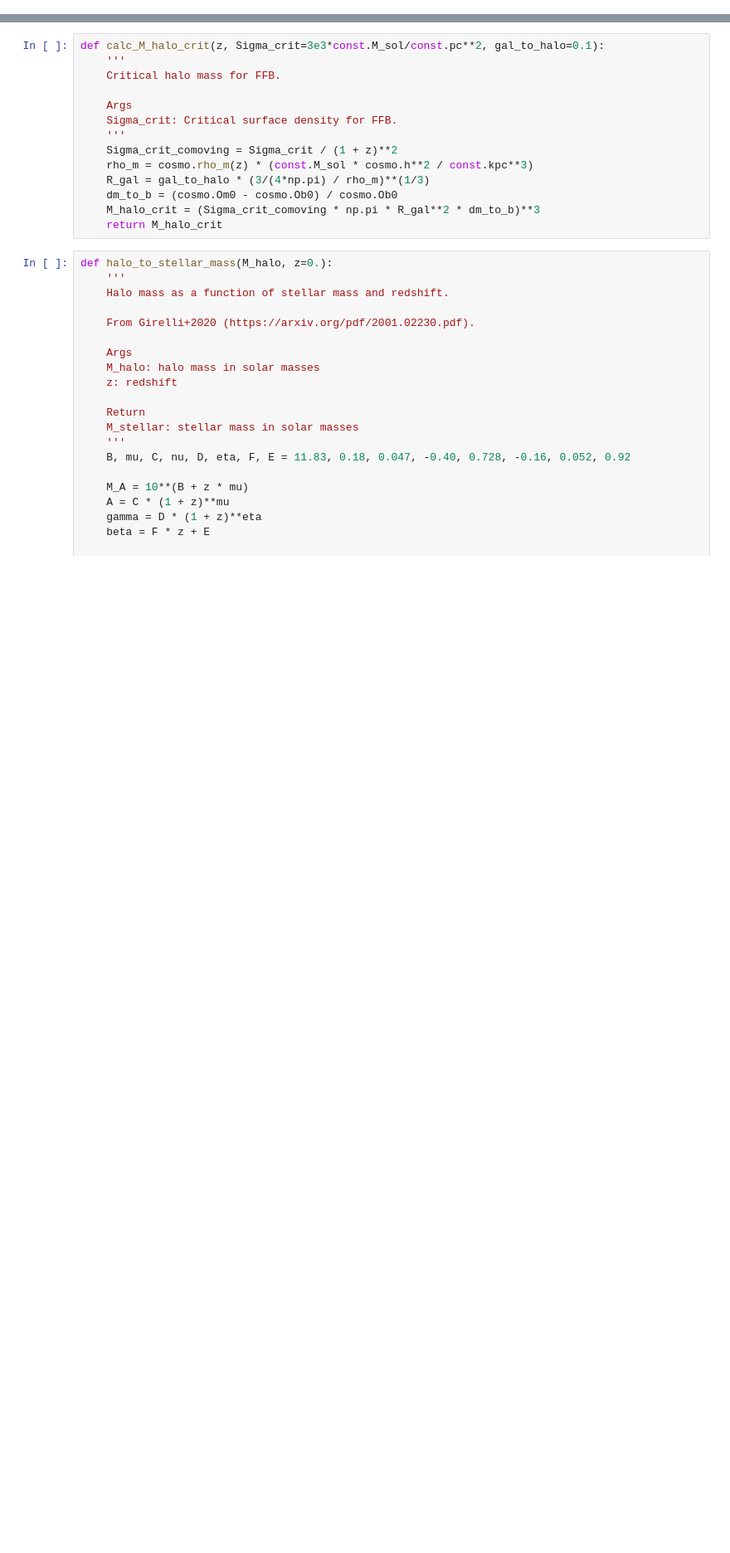
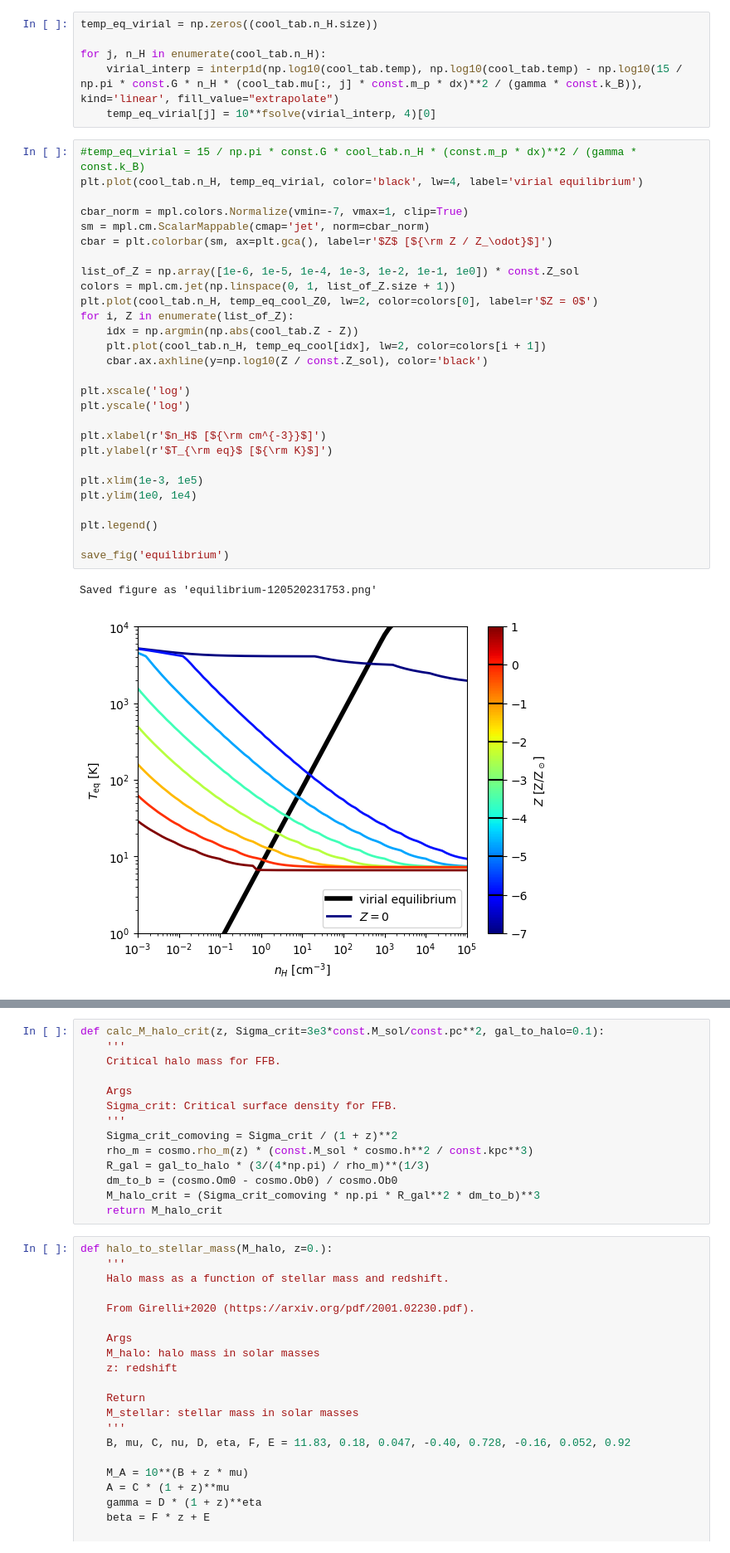
Before and after one commit to zandalman/RAMSES-analysis, a Jupyter notebook: analytic.ipynb, the cells around one changed output, grey strips where cells are left out. Shown at 83% size. Drawn from its saved outputs; the diff is of its cells as text; blank space fills up the shorter version.

```diff
--- a/analytic.ipynb
+++ b/analytic.ipynb
@@ -7,0 +84,37 @@ cosmo = cosmology.setCosmology('planck18');
+# %%
+temp_eq_virial = np.zeros((cool_tab.n_H.size))
+
+for j, n_H in enumerate(cool_tab.n_H):
+    virial_interp = interp1d(np.log10(cool_tab.temp), np.log10(cool_tab.temp) - np.log10(15 / np.pi * const.G * n_H * (cool_tab.mu[:, j] * const.m_p * dx)**2 / (gamma * const.k_B)), kind='linear', fill_value="extrapolate")
+    temp_eq_virial[j] = 10**fsolve(virial_interp, 4)[0]
+# %%
+#temp_eq_virial = 15 / np.pi * const.G * cool_tab.n_H * (const.m_p * dx)**2 / (gamma * const.k_B)
+plt.plot(cool_tab.n_H, temp_eq_virial, color='black', lw=4, label='virial equilibrium')
+
+cbar_norm = mpl.colors.Normalize(vmin=-7, vmax=1, clip=True)
+sm = mpl.cm.ScalarMappable(cmap='jet', norm=cbar_norm)
+cbar = plt.colorbar(sm, ax=plt.gca(), label=r'$Z$ [${\rm Z / Z_\odot}$]')
+
+list_of_Z = np.array([1e-6, 1e-5, 1e-4, 1e-3, 1e-2, 1e-1, 1e0]) * const.Z_sol
+colors = mpl.cm.jet(np.linspace(0, 1, list_of_Z.size + 1))
+plt.plot(cool_tab.n_H, temp_eq_cool_Z0, lw=2, color=colors[0], label=r'$Z = 0$')
+for i, Z in enumerate(list_of_Z):
+    idx = np.argmin(np.abs(cool_tab.Z - Z))
+    plt.plot(cool_tab.n_H, temp_eq_cool[idx], lw=2, color=colors[i + 1])
+    cbar.ax.axhline(y=np.log10(Z / const.Z_sol), color='black')
+
+plt.xscale('log')
+plt.yscale('log')
+
+plt.xlabel(r'$n_H$ [${\rm cm^{-3}}$]')
+plt.ylabel(r'$T_{\rm eq}$ [${\rm K}$]')
+
+plt.xlim(1e-3, 1e5)
+plt.ylim(1e0, 1e4)
+
+plt.legend()
+
+save_fig('equilibrium')
+# %% [output]
+Saved figure as 'equilibrium-120520231753.png'
+[figure, added]
```
Also changed, not shown: parts of 16 cells of this notebook, 13 other files.
